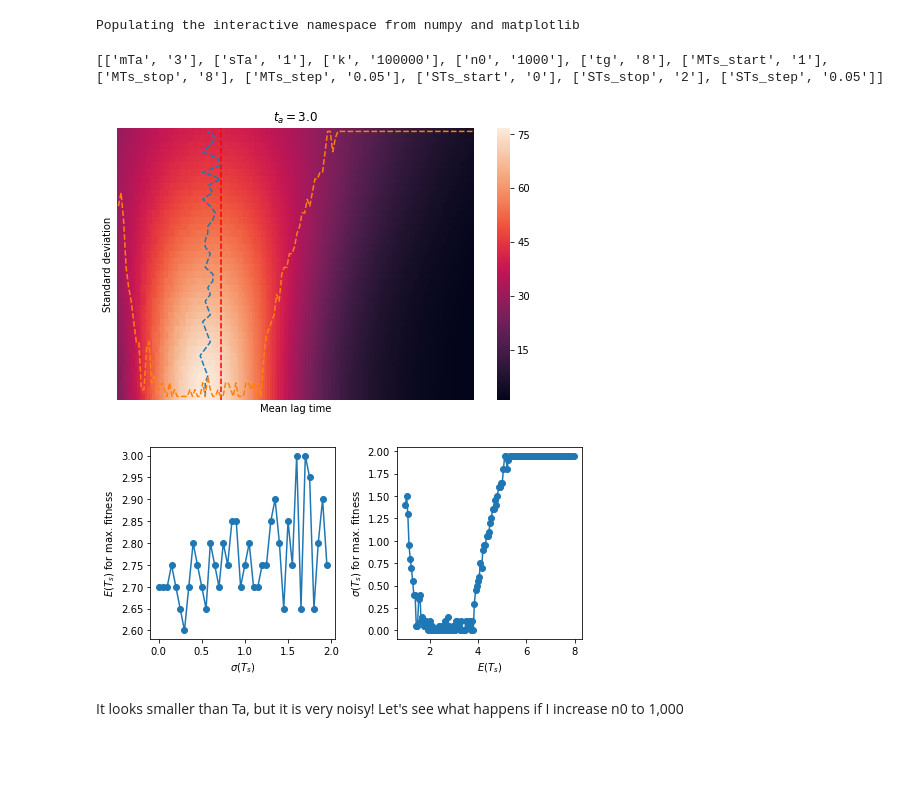
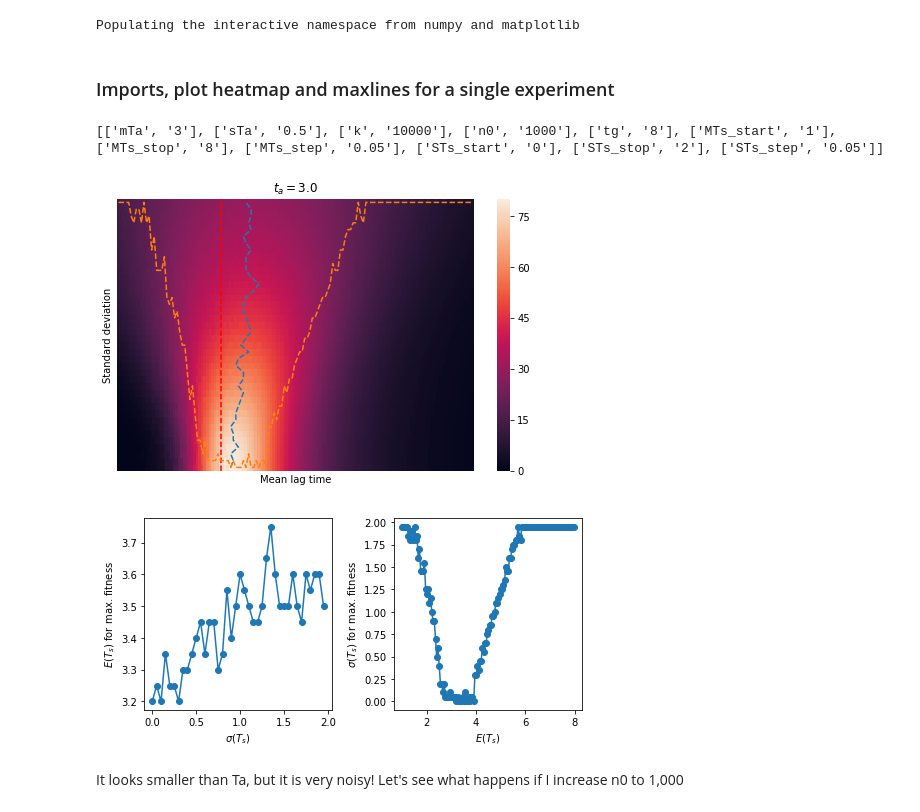
Before and after one commit to gutiloluis/pqe1, a Jupyter notebook: 190402_LoadData.ipynb, the cells around one changed output. Cells and saved outputs as stored; diff of their text form; code cells hidden in the pictures; blank space fills up the shorter version.

```diff
--- a/190402_LoadData.ipynb
+++ b/190402_LoadData.ipynb
@@ -5,7 +5,12 @@ import seaborn as sns
 # %% [output]
 Populating the interactive namespace from numpy and matplotlib
 # %%
-def load_metadata(exp_key, prefix = './'):
+def load_metadata(exp_key, prefix = './', print_meta = True):
+    '''
+    Loads the metadata, which contains all the parameters used for the simulation
+    BE CAREFUL: The parameters are set as global variables!!
+    If print_meta == True, it prints the values of the imported parameters
+    '''
 
     infile =open(prefix+'exp_'+exp_key+'_meta.csv', mode='r')
     reader = csv.reader(infile)
@@ -25,8 +30,8 @@ def load_metadata(exp_key, prefix = './'):
     STs_start = int(meta[8][1])
     STs_stop = int(meta[9][1])
     STs_step = float(meta[10][1])
-
-    print(meta)
+    if print_meta:
+        print(meta)
 
     return meta
 
@@ -66,25 +71,28 @@ def plot_max_lines(MTs, STs, MN, mTa):
     axs[1].plot(MTs, [STs[e] for e in max_STs_vs_mean], 'o-')
     axs[1].set_xlabel('$E(T_s)$')
     axs[1].set_ylabel('$\sigma(T_s)$ for max. fitness')
+# %% [markdown]
+### Imports, plot heatmap and maxlines for a single experiment
 # %%
-exp_key = '008'
+# DEFINE
+exp_key = '210'
 prefix = './data/'
 
 meta = load_metadata(exp_key, prefix)
 
 MTs = np.arange(MTs_start,MTs_stop,MTs_step)
 STs = np.arange(STs_start,STs_stop,STs_step)
 
 res = np.load(prefix+'exp_'+exp_key+'.npy')
 
 MN = res[:,:,0].T
 VN = res[:,:,3].T
 
 plot_heatmap(MTs, STs, MN, mTa)
 plot_max_lines(MTs, STs, MN, mTa)
 # %% [output]
-[['mTa', '3'], ['sTa', '1'], ['k', '100000'], ['n0', '1000'], ['tg', '8'], ['MTs_start', '1'], ['MTs_stop', '8'], ['MTs_step', '0.05'], ['STs_start', '0'], ['STs_stop', '2'], ['STs_step', '0.05']]
+[['mTa', '3'], ['sTa', '0.5'], ['k', '10000'], ['n0', '1000'], ['tg', '8'], ['MTs_start', '1'], ['MTs_stop', '8'], ['MTs_step', '0.05'], ['STs_start', '0'], ['STs_stop', '2'], ['STs_step', '0.05']]
-[figure, old version]
+[figure, new version]
-[figure, old version]
+[figure, new version]
 # %% [markdown]
 It looks smaller than Ta, but it is very noisy! Let's see what happens if I increase n0 to 1,000
```
Also changed, not shown: parts of 15 cells of this notebook, 5 other files.
